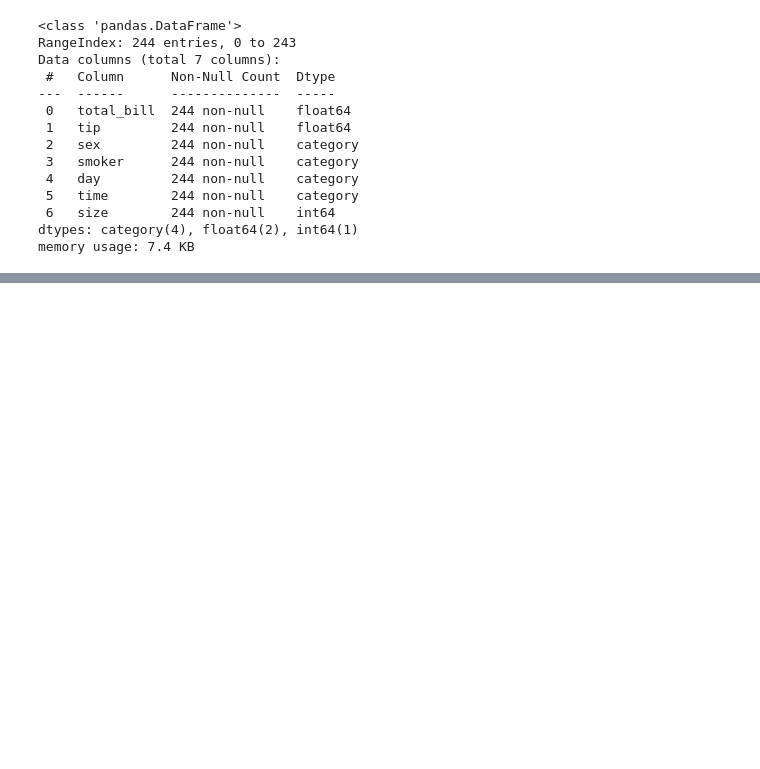
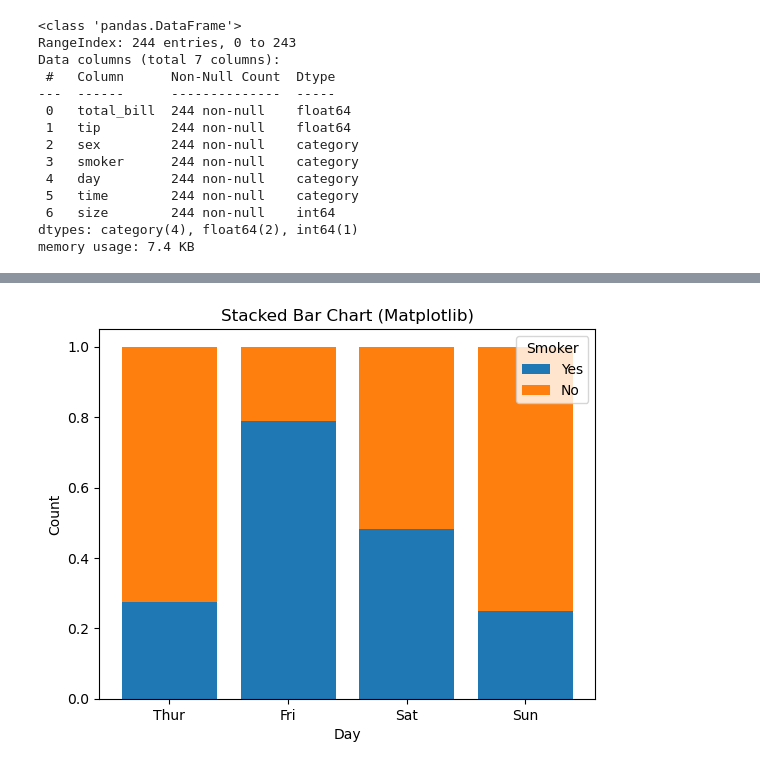
Before and after one commit to EricFriedlander/math4025sp26, a Jupyter notebook: hw/01-hw-eda.ipynb, the cells around one changed output, grey strips where cells are left out. Cells and saved outputs as stored; diff of their text form; code cells hidden in the pictures; blank space fills up the shorter version.

```diff
--- a/hw/01-hw-eda.ipynb
+++ b/hw/01-hw-eda.ipynb
@@ -46,0 +78,26 @@ tips.describe()
+# %%
+import pandas as pd
+import matplotlib.pyplot as plt
+import seaborn as sns
+
+tips = sns.load_dataset('tips')
+
+# 1. Prepare Data: Cross-tabulate to get counts of smoker vs day
+# We reindex to ensure days are in logical order, not alphabetical
+days_order = ['Thur', 'Fri', 'Sat', 'Sun']
+ct = pd.crosstab(tips['day'], tips['smoker'], normalize='index').reindex(days_order)
+
+# 2. Plot
+# Plot the first category ('Yes')
+plt.bar(ct.index, ct['Yes'], label='Yes')
+
+# Plot the second category ('No') on top of the first using 'bottom'
+plt.bar(ct.index, ct['No'], bottom=ct['Yes'], label='No')
+
+plt.xlabel('Day')
+plt.ylabel('Count')
+plt.legend(title='Smoker')
+plt.title('Stacked Bar Chart (Matplotlib)')
+plt.show()
+# %% [output]
+[figure, added]
```
Also changed, not shown: parts of 11 cells of this notebook, 3 other files.
